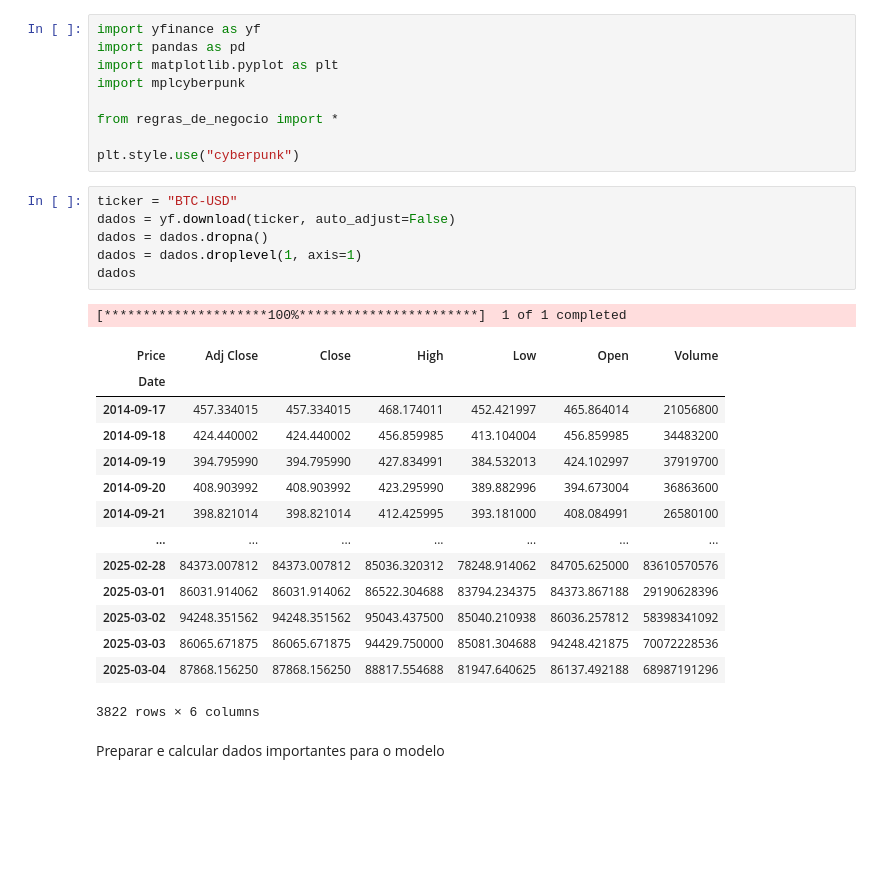
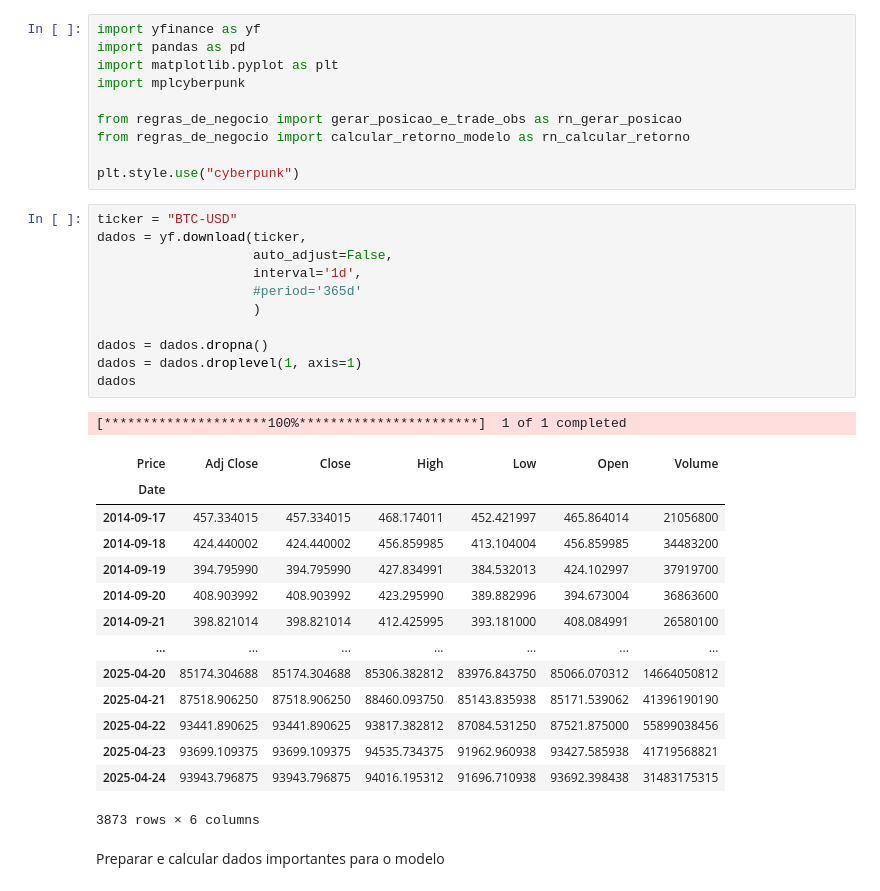
Before and after one commit to andre0787/btc-analytics, a Jupyter notebook: scripts/extract.ipynb, the cells around one changed output. Saved outputs shown, nothing was run; the diff lists cells and outputs as text; blank space fills up the shorter version.

```diff
--- a/scripts/extract.ipynb
+++ b/scripts/extract.ipynb
@@ -4,31 +4,37 @@ import pandas as pd
 import matplotlib.pyplot as plt
 import mplcyberpunk
 
-from regras_de_negocio import *
+from regras_de_negocio import gerar_posicao_e_trade_obs as rn_gerar_posicao
+from regras_de_negocio import calcular_retorno_modelo as rn_calcular_retorno
 
 plt.style.use("cyberpunk")
 # %%
 ticker = "BTC-USD"
-dados = yf.download(ticker, auto_adjust=False)
+dados = yf.download(ticker,
+                    auto_adjust=False,
+                    interval='1d',
+                    #period='365d'
+                    )
+
 dados = dados.dropna()
 dados = dados.droplevel(1, axis=1)
 dados
 # %% [output]
 [*********************100%***********************]  1 of 1 completed
 | Price | Adj Close | Close | High | Low | Open | Volume |
 | Date |  |  |  |  |  |  |
 | 2014-09-17 | 457.334015 | 457.334015 | 468.174011 | 452.421997 | 465.864014 | 21056800 |
 | 2014-09-18 | 424.440002 | 424.440002 | 456.859985 | 413.104004 | 456.859985 | 34483200 |
 | 2014-09-19 | 394.795990 | 394.795990 | 427.834991 | 384.532013 | 424.102997 | 37919700 |
 | 2014-09-20 | 408.903992 | 408.903992 | 423.295990 | 389.882996 | 394.673004 | 36863600 |
 | 2014-09-21 | 398.821014 | 398.821014 | 412.425995 | 393.181000 | 408.084991 | 26580100 |
 | ... | ... | ... | ... | ... | ... | ... |
-| 2025-02-28 | 84373.007812 | 84373.007812 | 85036.320312 | 78248.914062 | 84705.625000 | 83610570576 |
-| 2025-03-01 | 86031.914062 | 86031.914062 | 86522.304688 | 83794.234375 | 84373.867188 | 29190628396 |
-| 2025-03-02 | 94248.351562 | 94248.351562 | 95043.437500 | 85040.210938 | 86036.257812 | 58398341092 |
-| 2025-03-03 | 86065.671875 | 86065.671875 | 94429.750000 | 85081.304688 | 94248.421875 | 70072228536 |
-| 2025-03-04 | 87868.156250 | 87868.156250 | 88817.554688 | 81947.640625 | 86137.492188 | 68987191296 |
+| 2025-04-20 | 85174.304688 | 85174.304688 | 85306.382812 | 83976.843750 | 85066.070312 | 14664050812 |
+| 2025-04-21 | 87518.906250 | 87518.906250 | 88460.093750 | 85143.835938 | 85171.539062 | 41396190190 |
+| 2025-04-22 | 93441.890625 | 93441.890625 | 93817.382812 | 87084.531250 | 87521.875000 | 55899038456 |
+| 2025-04-23 | 93699.109375 | 93699.109375 | 94535.734375 | 91962.960938 | 93427.585938 | 41719568821 |
+| 2025-04-24 | 93943.796875 | 93943.796875 | 94016.195312 | 91696.710938 | 93692.398438 | 31483175315 |
-3822 rows × 6 columns
+3873 rows × 6 columns
 # %% [markdown]
 Preparar e calcular dados importantes para o modelo
 # %%
```
Also changed, not shown: parts of 6 cells of this notebook.
